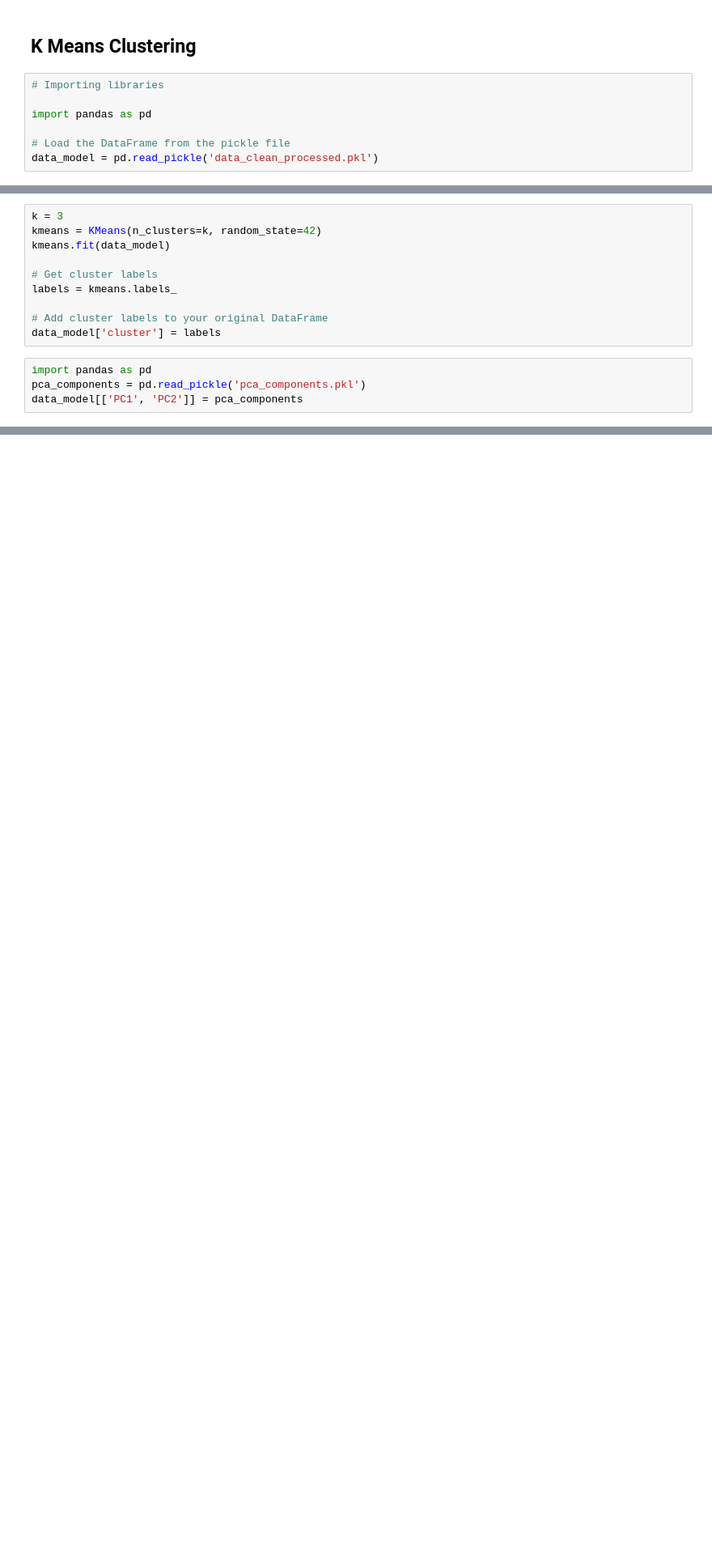
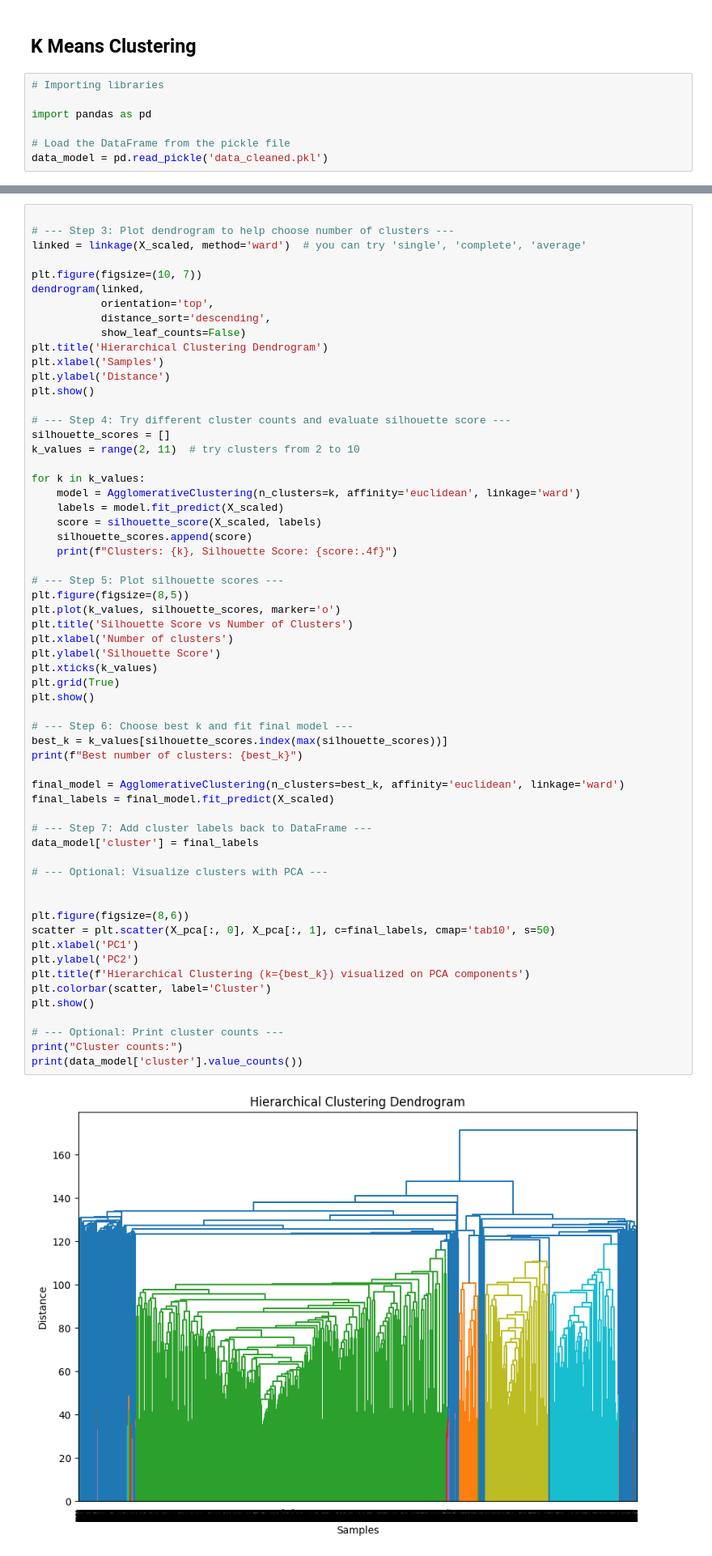
Before and after one commit to neha-dhananju/Netflix_project, a Jupyter notebook: notebooks/model_training.ipynb, the cells around one changed output, grey strips where cells are left out. Shown at 81% size. Drawn from its saved outputs; the diff is of its cells as text; blank space fills up the shorter version.

```diff
--- a/notebooks/model_training.ipynb
+++ b/notebooks/model_training.ipynb
@@ -6,4 +6,4 @@
 import pandas as pd
 
 # Load the DataFrame from the pickle file
-data_model = pd.read_pickle('data_clean_processed.pkl')
+data_model = pd.read_pickle('data_cleaned.pkl')
@@ -41,14 +9,0 @@ k=5, Silhouette Score=-0.1156
-# %%
-k = 3
-kmeans = KMeans(n_clusters=k, random_state=42)
-kmeans.fit(data_model)
-
-# Get cluster labels
-labels = kmeans.labels_
-
-# Add cluster labels to your original DataFrame
-data_model['cluster'] = labels
-# %%
-import pandas as pd
-pca_components = pd.read_pickle('pca_components.pkl')
-data_model[['PC1', 'PC2']] = pca_components
@@ -145,0 +139,62 @@ plt.show()
+# %%
+
+# --- Step 3: Plot dendrogram to help choose number of clusters ---
+linked = linkage(X_scaled, method='ward')  # you can try 'single', 'complete', 'average'
+
+plt.figure(figsize=(10, 7))
+dendrogram(linked,
+           orientation='top',
+           distance_sort='descending',
+           show_leaf_counts=False)
+plt.title('Hierarchical Clustering Dendrogram')
+plt.xlabel('Samples')
+plt.ylabel('Distance')
+plt.show()
+
+# --- Step 4: Try different cluster counts and evaluate silhouette score ---
+silhouette_scores = []
+k_values = range(2, 11)  # try clusters from 2 to 10
+
+for k in k_values:
+    model = AgglomerativeClustering(n_clusters=k, affinity='euclidean', linkage='ward')
+    labels = model.fit_predict(X_scaled)
+    score = silhouette_score(X_scaled, labels)
+    silhouette_scores.append(score)
+    print(f"Clusters: {k}, Silhouette Score: {score:.4f}")
+
+# --- Step 5: Plot silhouette scores ---
+plt.figure(figsize=(8,5))
+plt.plot(k_values, silhouette_scores, marker='o')
+plt.title('Silhouette Score vs Number of Clusters')
+plt.xlabel('Number of clusters')
+plt.ylabel('Silhouette Score')
+plt.xticks(k_values)
+plt.grid(True)
+plt.show()
+
+# --- Step 6: Choose best k and fit final model ---
+best_k = k_values[silhouette_scores.index(max(silhouette_scores))]
+print(f"Best number of clusters: {best_k}")
+
+final_model = AgglomerativeClustering(n_clusters=best_k, affinity='euclidean', linkage='ward')
+final_labels = final_model.fit_predict(X_scaled)
+
+# --- Step 7: Add cluster labels back to DataFrame ---
+data_model['cluster'] = final_labels
+
+# --- Optional: Visualize clusters with PCA ---
+
+
+plt.figure(figsize=(8,6))
+scatter = plt.scatter(X_pca[:, 0], X_pca[:, 1], c=final_labels, cmap='tab10', s=50)
+plt.xlabel('PC1')
+plt.ylabel('PC2')
+plt.title(f'Hierarchical Clustering (k={best_k}) visualized on PCA components')
+plt.colorbar(scatter, label='Cluster')
+plt.show()
+
+# --- Optional: Print cluster counts ---
+print("Cluster counts:")
+print(data_model['cluster'].value_counts())
+# %% [output]
+[figure, added]
```
Also changed, not shown: parts of 10 cells of this notebook, 1 other file.
